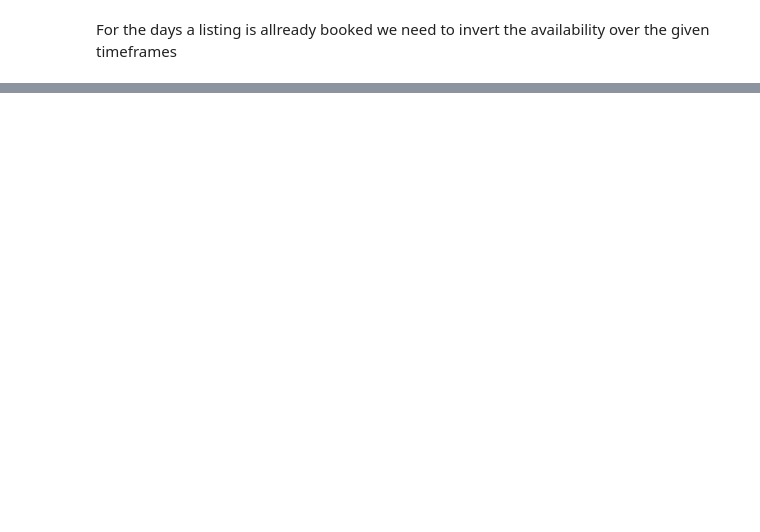
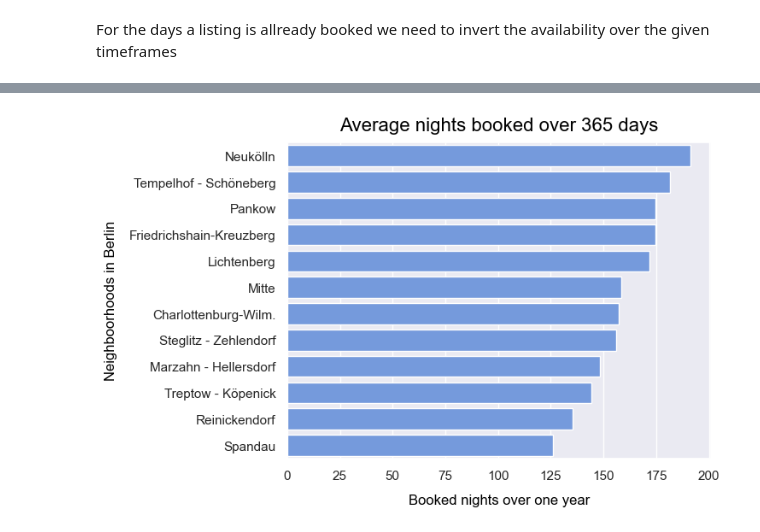
Before and after one commit to Daniel-Hutcheson/airbnb_berlin, a Jupyter notebook: main.ipynb, the cells around one changed output, grey strips where cells are left out. Drawn from its saved outputs; the diff is of its cells as text; code cells hidden in the pictures; blank space fills up the shorter version.

```diff
--- a/main.ipynb
+++ b/main.ipynb
@@ -220,0 +168,10 @@ AttributeError: 'Series' object has no attribute 'df_analyze'
+# %%
+order = df_analyze_q2.groupby('neighbourhood_group_cleansed')['booked_365'].mean().sort_values(ascending=False).index.to_list()
+# %%
+fig = sns.barplot(data=df_analyze_q2, x='booked_365', y='neighbourhood_group_cleansed', ci=None, order=order, color='cornflowerblue')
+
+fig.set_title('Average nights booked over 365 days', pad=10, fontsize=16, color='black');
+fig.set_xlabel('Booked nights over one year', fontsize=12, color='black', labelpad=10);
+fig.set_ylabel('Neighboorhoods in Berlin', fontsize=12, color='black', labelpad=10);
+# %% [output]
+[figure, added]
```
Also changed, not shown: parts of 37 cells of this notebook.
